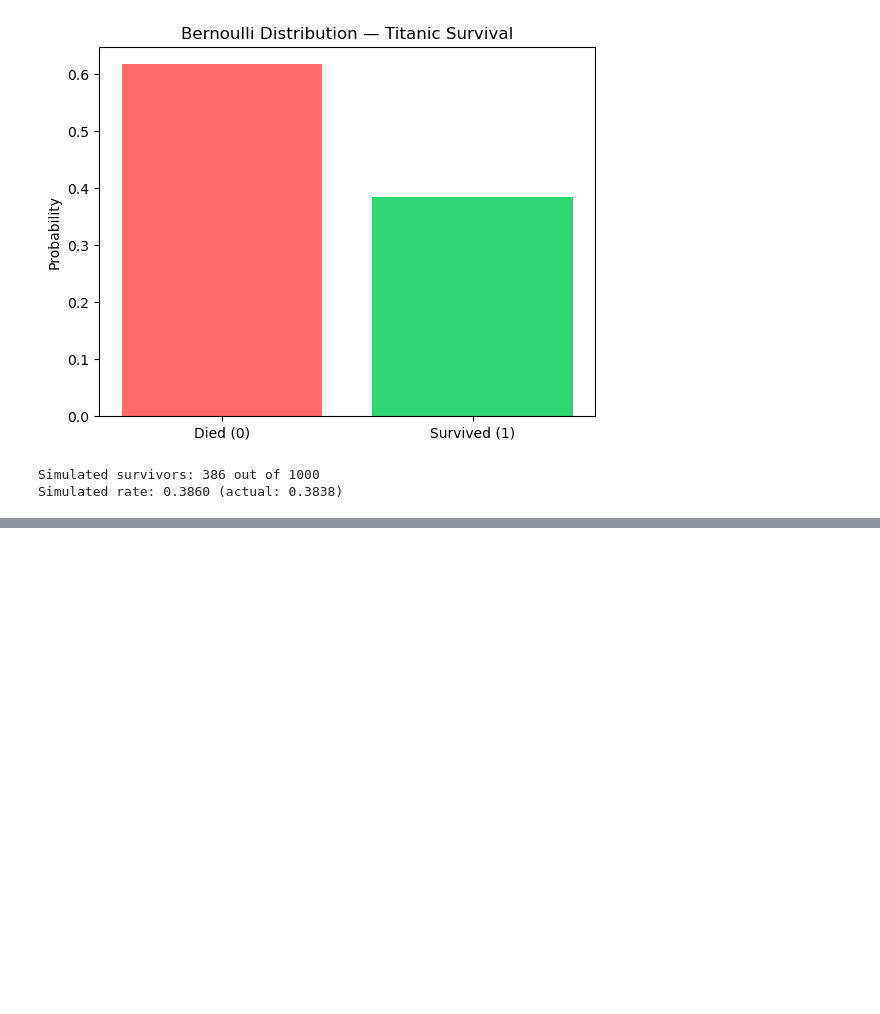
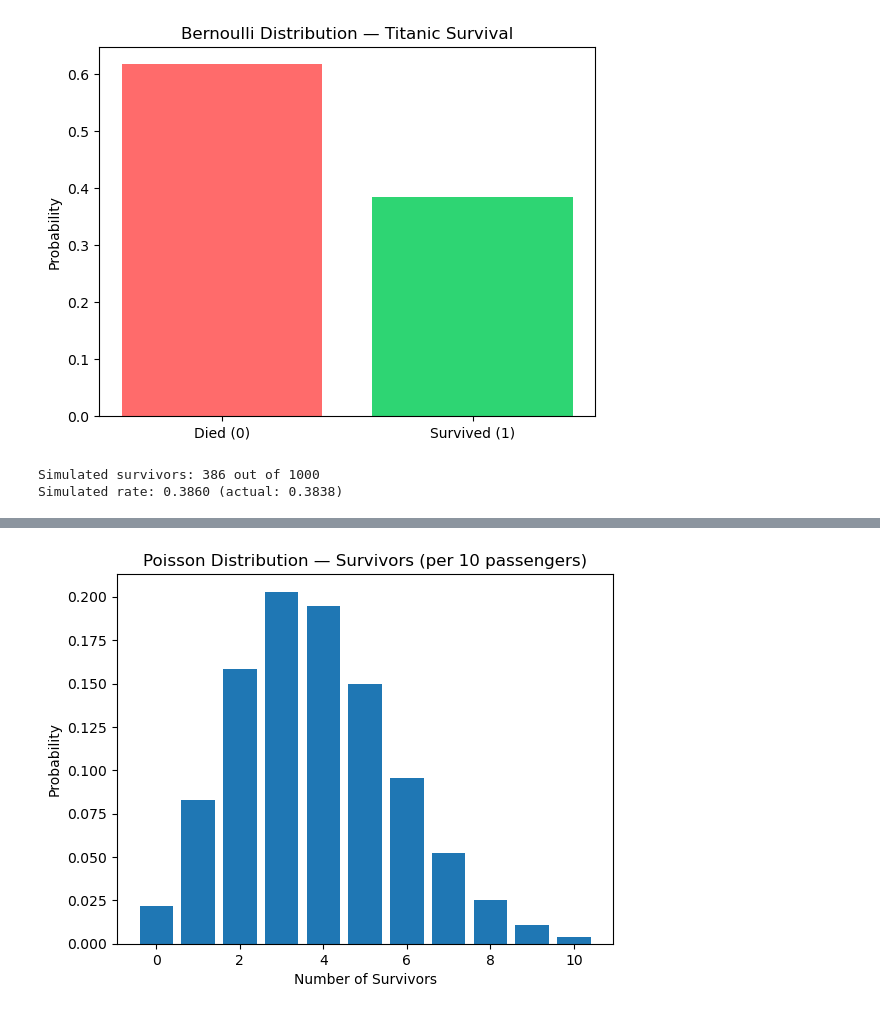
Before and after one commit to tashfeen786/AI-ML-BootCamp, a Jupyter notebook: NETSOL WORK/Week_4/TitanicDataset_to_Perform_ALL_Distributions.ipynb, the cells around one changed output, grey strips where cells are left out. Saved outputs shown, nothing was run; the diff lists cells and outputs as text; code cells hidden in the pictures; blank space fills up the shorter version.

```diff
--- a/NETSOL WORK/Week_4/TitanicDataset_to_Perform_ALL_Distributions.ipynb
+++ b/NETSOL WORK/Week_4/TitanicDataset_to_Perform_ALL_Distributions.ipynb
@@ -72,0 +218,4 @@ Simulated rate: 0.3860 (actual: 0.3838)
+# %%
+from scipy.stats import poisson
+
+poisson_dist = poisson(lambda_)
@@ -72,0 +232,13 @@ Simulated rate: 0.3860 (actual: 0.3838)
+# %%
+import matplotlib.pyplot as plt
+
+x = np.arange(0, 11)
+y = poisson_dist.pmf(x)
+
+plt.bar(x, y)
+plt.title('Poisson Distribution — Survivors (per 10 passengers)')
+plt.xlabel('Number of Survivors')
+plt.ylabel('Probability')
+plt.show()
+# %% [output]
+[figure, added]
```
Also changed, not shown: parts of 23 cells of this notebook.
